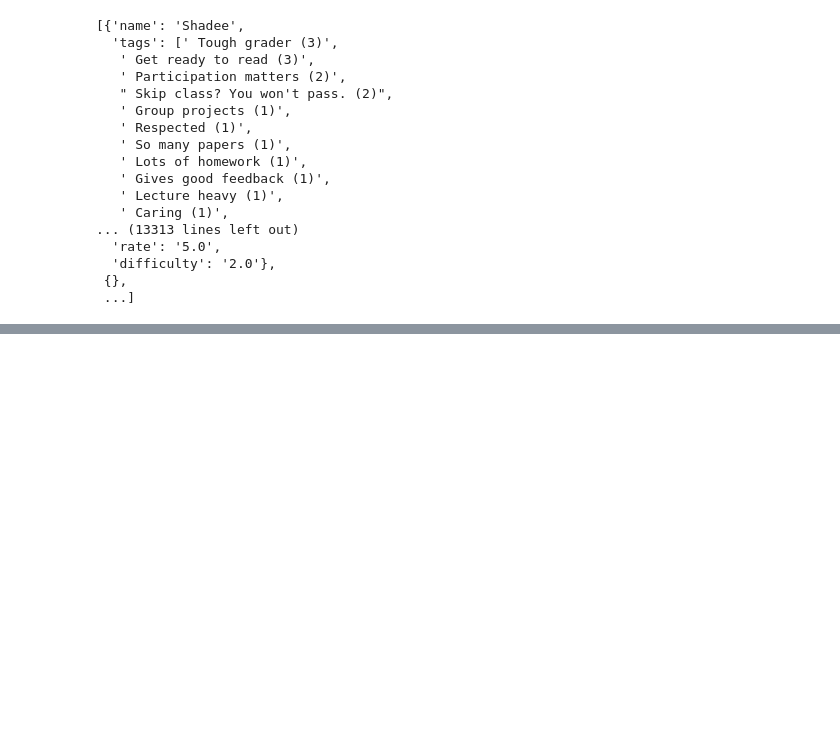
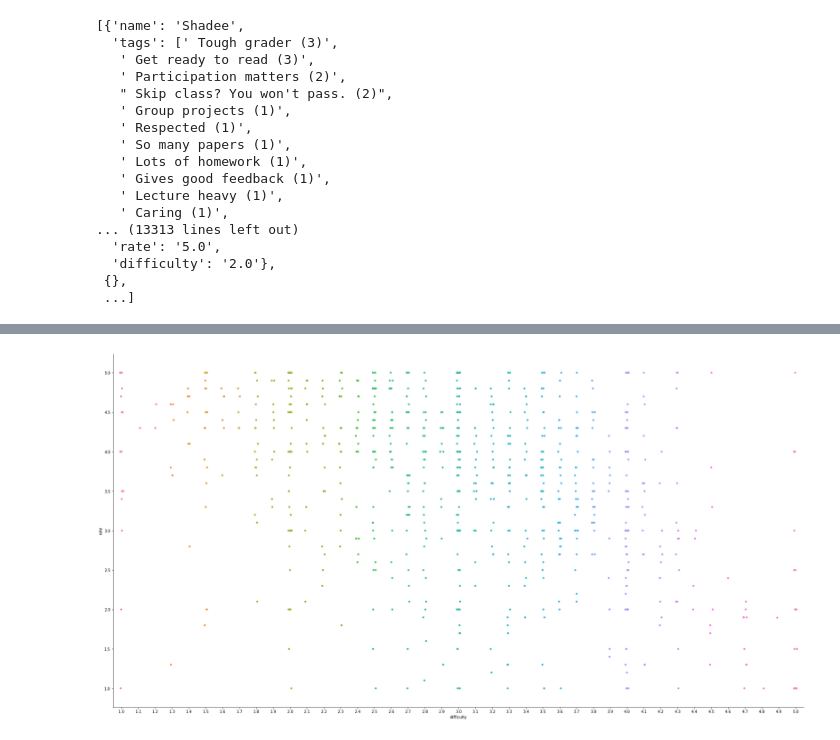
Before and after one commit to jinruiwen/DataScienceTool_Project, a Jupyter notebook: Final_Project.ipynb, the cells around one changed output, grey strips where cells are left out. Saved outputs shown, nothing was run; the diff lists cells and outputs as text; code cells hidden in the pictures; blank space fills up the shorter version.

```diff
--- a/Final_Project.ipynb
+++ b/Final_Project.ipynb
@@ -209,0 +352,5 @@ df
+# %%
+graph = sns.catplot(x="difficulty", y="rate", data=some2)
+graph.fig.set_size_inches(30,15)
+# %% [output]
+[figure, added]
```
Also changed, not shown: parts of 18 cells of this notebook.
